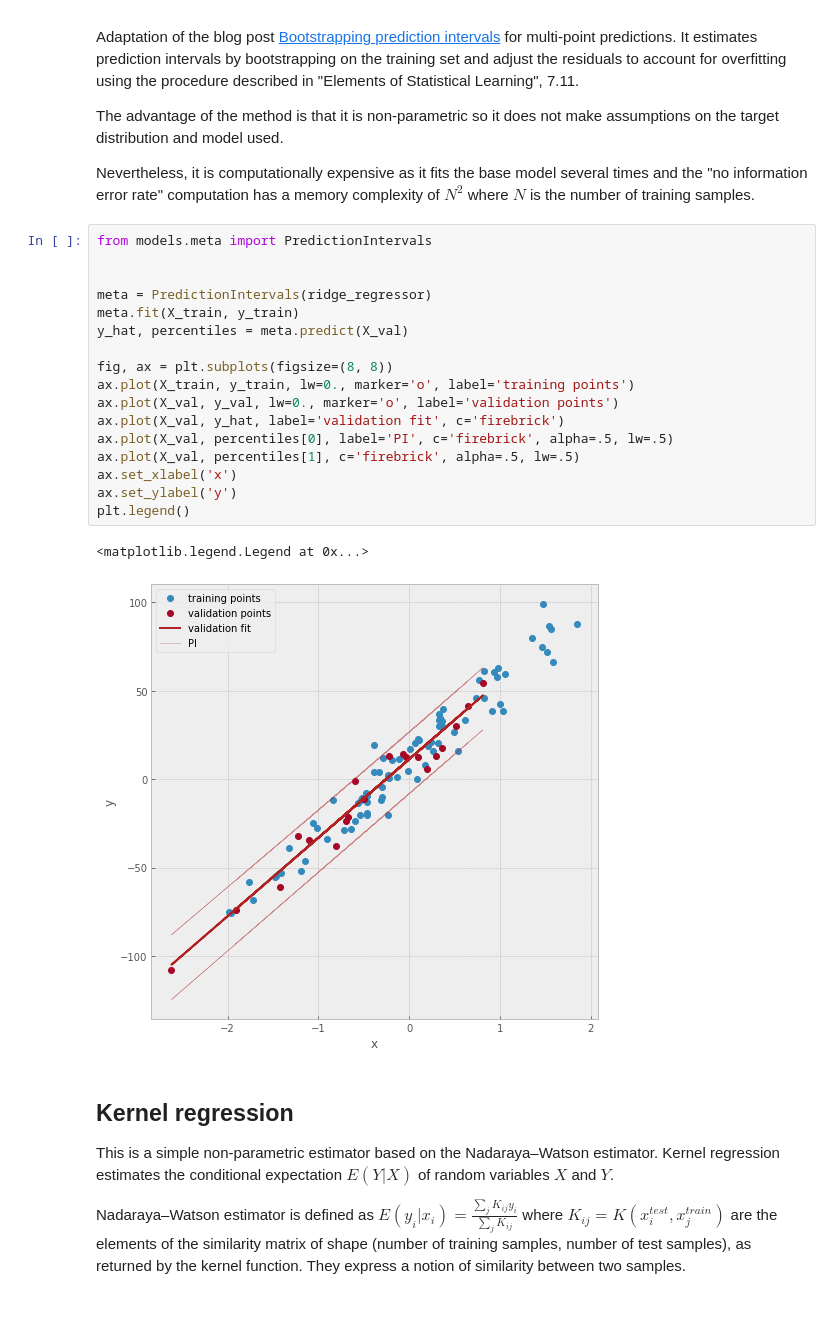
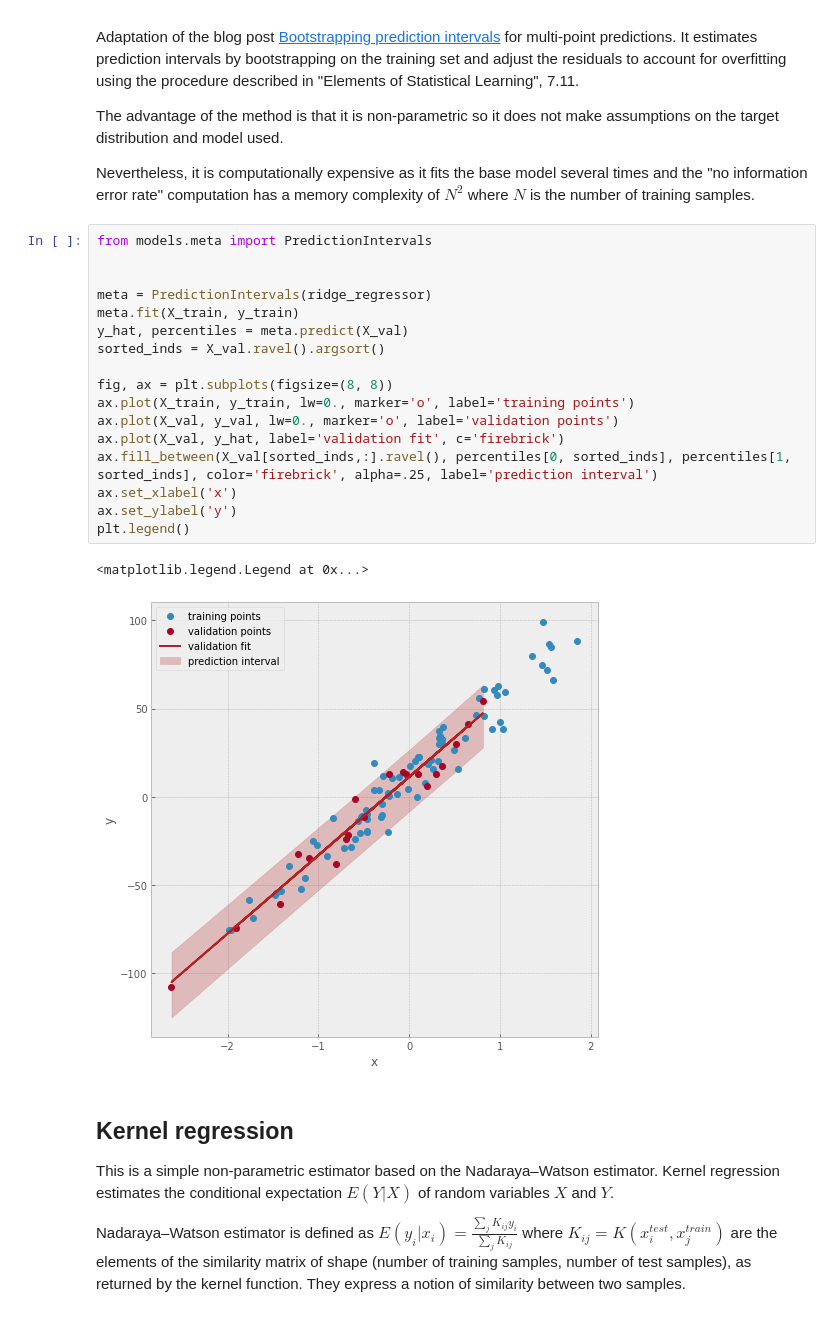
Before and after one commit to clabrugere/numpy-basics, a Jupyter notebook: notebooks/notebook.ipynb, the cells around one changed output. Saved outputs shown, nothing was run; the diff lists cells and outputs as text.

Commit message:
added prediction interval example in the notebook

```diff
--- a/notebooks/notebook.ipynb
+++ b/notebooks/notebook.ipynb
@@ -90,23 +90,23 @@ Nevertheless, it is computationally expensive as it fits the base model several
 # %%
 from models.meta import PredictionIntervals
 
 
 meta = PredictionIntervals(ridge_regressor)
 meta.fit(X_train, y_train)
 y_hat, percentiles = meta.predict(X_val)
+sorted_inds = X_val.ravel().argsort()
 
 fig, ax = plt.subplots(figsize=(8, 8))
 ax.plot(X_train, y_train, lw=0., marker='o', label='training points')
 ax.plot(X_val, y_val, lw=0., marker='o', label='validation points')
 ax.plot(X_val, y_hat, label='validation fit', c='firebrick')
-ax.plot(X_val, percentiles[0], label='PI', c='firebrick', alpha=.5, lw=.5)
-ax.plot(X_val, percentiles[1], c='firebrick', alpha=.5, lw=.5)
+ax.fill_between(X_val[sorted_inds,:].ravel(), percentiles[0, sorted_inds], percentiles[1, sorted_inds], color='firebrick', alpha=.25, label='prediction interval')
 ax.set_xlabel('x')
 ax.set_ylabel('y')
 plt.legend()
 # %% [output]
 <matplotlib.legend.Legend at 0x...>
-[figure, old version]
+[figure, new version]
 # %% [markdown]
 ## Kernel regression
 
```
